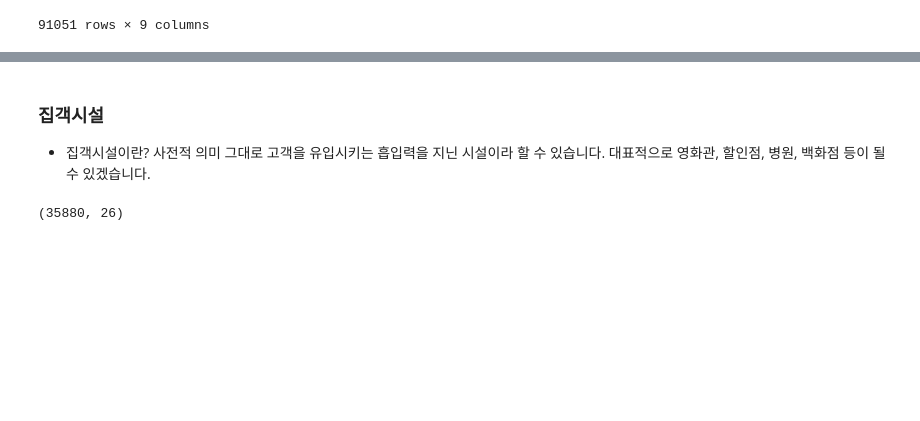
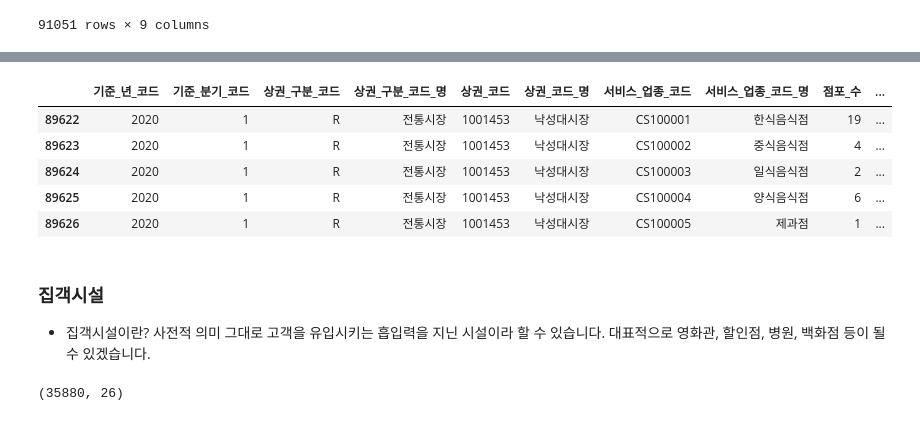
Before and after one commit to johanjun/dacon_molit, a Jupyter notebook: 상권EDA.ipynb, the cells around one changed output, grey strips where cells are left out. Cells and saved outputs as stored; diff of their text form; code cells hidden in the pictures; blank space fills up the shorter version.

```diff
--- a/상권EDA.ipynb
+++ b/상권EDA.ipynb
@@ -287,0 +263,3 @@ df_jumpo.groupby(['상권_코드','서비스_업종_코드_명']).sum()
+# %%
+df_jumpo2 = pd.read_csv(data_dir + '서울시_우리마을가게_상권분석서비스(상권-점포)_2020년.csv', encoding='euc=kr')
+print(df_jumpo2.shape)
@@ -288,3 +275,12 @@ df_jumpo.groupby(['상권_코드','서비스_업종_코드_명']).sum()
+# %%
+df_jumpo2[df_jumpo2['상권_코드'] == 1001453].head()
+# %% [output]
+|  | 기준_년_코드 | 기준_분기_코드 | 상권_구분_코드 | 상권_구분_코드_명 | 상권_코드 | 상권_코드_명 | 서비스_업종_코드 | 서비스_업종_코드_명 | 점포_수 | ... |
+| 89622 | 2020 | 1 | R | 전통시장 | 1001453 | 낙성대시장 | CS100001 | 한식음식점 | 19 | ... |
+| 89623 | 2020 | 1 | R | 전통시장 | 1001453 | 낙성대시장 | CS100002 | 중식음식점 | 4 | ... |
+| 89624 | 2020 | 1 | R | 전통시장 | 1001453 | 낙성대시장 | CS100003 | 일식음식점 | 2 | ... |
+| 89625 | 2020 | 1 | R | 전통시장 | 1001453 | 낙성대시장 | CS100004 | 양식음식점 | 6 | ... |
+| 89626 | 2020 | 1 | R | 전통시장 | 1001453 | 낙성대시장 | CS100005 | 제과점 | 1 | ... |
 # %% [markdown]
 ### 집객시설
 - 집객시설이란? 사전적 의미 그대로 고객을 유입시키는 흡입력을 지닌 시설이라 할 수 있습니다. 대표적으로 영화관, 할인점, 병원, 백화점 등이 될 수 있겠습니다.
```
Also changed, not shown: parts of 20 cells of this notebook.
